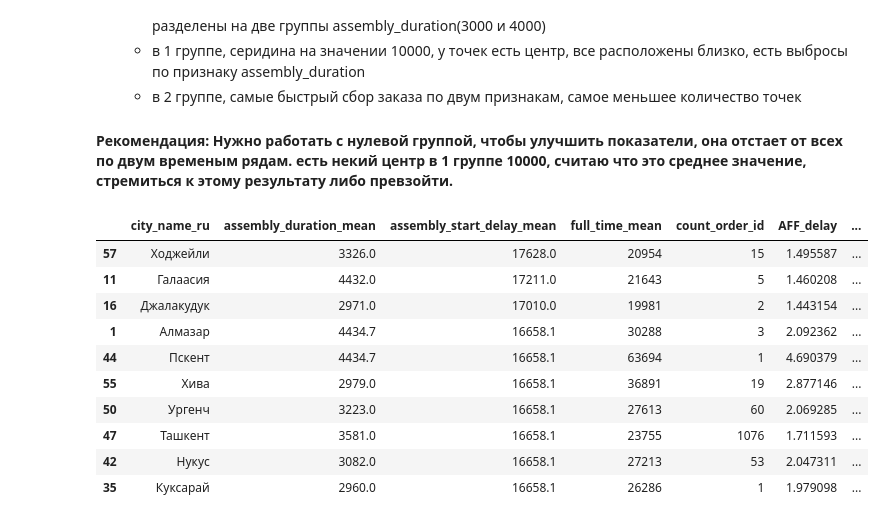
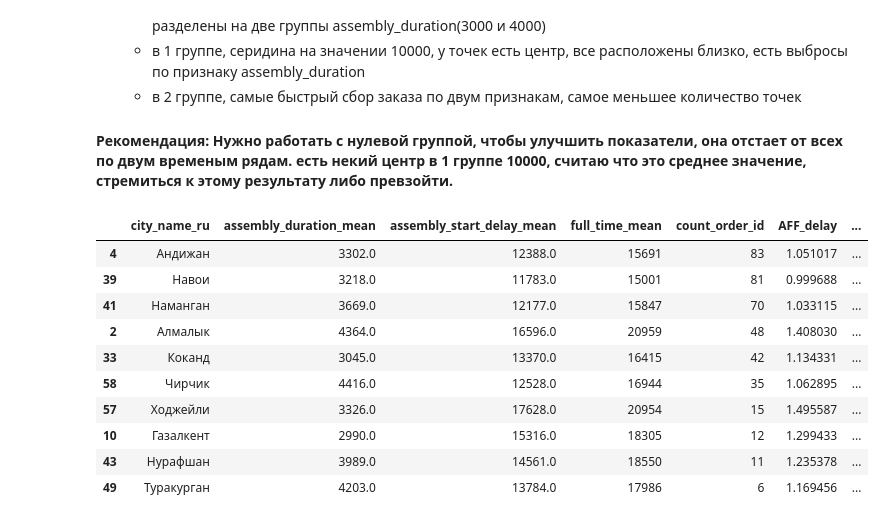
Before and after one commit to evanc001/practice_in_uzum_cource, a Jupyter notebook: live_code_practic/live_code_project.ipynb, the cells around one changed output. Drawn from its saved outputs; the diff is of its cells as text; code cells hidden in the pictures.

```diff
--- a/live_code_practic/live_code_project.ipynb
+++ b/live_code_practic/live_code_project.ipynb
@@ -451,8 +510,8 @@ plt.show()
 # %% [markdown]
 убираем выбросы
 # %%
-mean_df.loc[mean_df['assembly_start_delay_mean'] > 20000, 'assembly_start_delay_mean'] = mean_df[mean_df['assembly_start_delay_mean'] < 20000]['assembly_start_delay_mean'].quantile(0.95)
-mean_df.loc[mean_df['assembly_duration_mean']    >  5000, 'assembly_duration_mean']    = mean_df[mean_df['assembly_duration_mean']    <  5000]['assembly_duration_mean'].quantile(0.95)
+mean_df.loc[mean_df['assembly_start_delay_mean'] > 20000, 'assembly_start_delay_mean'] = mean_df[mean_df['assembly_start_delay_mean'] < 20000]['assembly_start_delay_mean'].mean()
+mean_df.loc[mean_df['assembly_duration_mean']    >  5000, 'assembly_duration_mean']    = mean_df[mean_df['assembly_duration_mean']    <  5000]['assembly_duration_mean'].mean()
 # %% [markdown]
 строим модель kmeans пока только для обзора методов
 # %%
@@ -544,16 +603,16 @@ sns.lmplot(y='assembly_start_delay_mean', x='assembly_duration_mean', data=mean_
 
 #### Рекомендация: Нужно работать с нулевой группой, чтобы улучшить показатели, она отстает от всех по двум временым рядам. есть некий центр в 1 группе 10000, считаю что это среднее значение, стремиться к этому результату либо превзойти.
 # %%
-mean_df[mean_df['label'] == 0].sort_values(by='assembly_start_delay_mean',ascending=False).head(10)
+mean_df[mean_df['label'] == 0].sort_values(by='count_order_id',ascending=False).head(10)
 # %% [output]
 |  | city_name_ru | assembly_duration_mean | assembly_start_delay_mean | full_time_mean | count_order_id | AFF_delay | ... |
+| 4 | Андижан | 3302.0 | 12388.0 | 15691 | 83 | 1.051017 | ... |
+| 39 | Навои | 3218.0 | 11783.0 | 15001 | 81 | 0.999688 | ... |
+| 41 | Наманган | 3669.0 | 12177.0 | 15847 | 70 | 1.033115 | ... |
+| 2 | Алмалык | 4364.0 | 16596.0 | 20959 | 48 | 1.408030 | ... |
+| 33 | Коканд | 3045.0 | 13370.0 | 16415 | 42 | 1.134331 | ... |
+| 58 | Чирчик | 4416.0 | 12528.0 | 16944 | 35 | 1.062895 | ... |
 | 57 | Ходжейли | 3326.0 | 17628.0 | 20954 | 15 | 1.495587 | ... |
-| 11 | Галаасия | 4432.0 | 17211.0 | 21643 | 5 | 1.460208 | ... |
-| 16 | Джалакудук | 2971.0 | 17010.0 | 19981 | 2 | 1.443154 | ... |
-| 1 | Алмазар | 4434.7 | 16658.1 | 30288 | 3 | 2.092362 | ... |
-| 44 | Пскент | 4434.7 | 16658.1 | 63694 | 1 | 4.690379 | ... |
-| 55 | Хива | 2979.0 | 16658.1 | 36891 | 19 | 2.877146 | ... |
-| 50 | Ургенч | 3223.0 | 16658.1 | 27613 | 60 | 2.069285 | ... |
-| 47 | Ташкент | 3581.0 | 16658.1 | 23755 | 1076 | 1.711593 | ... |
-| 42 | Нукус | 3082.0 | 16658.1 | 27213 | 53 | 2.047311 | ... |
-| 35 | Куксарай | 2960.0 | 16658.1 | 26286 | 1 | 1.979098 | ... |
+| 10 | Газалкент | 2990.0 | 15316.0 | 18305 | 12 | 1.299433 | ... |
+| 43 | Нурафшан | 3989.0 | 14561.0 | 18550 | 11 | 1.235378 | ... |
+| 49 | Туракурган | 4203.0 | 13784.0 | 17986 | 6 | 1.169456 | ... |
```
Also changed, not shown: parts of 26 cells of this notebook.
